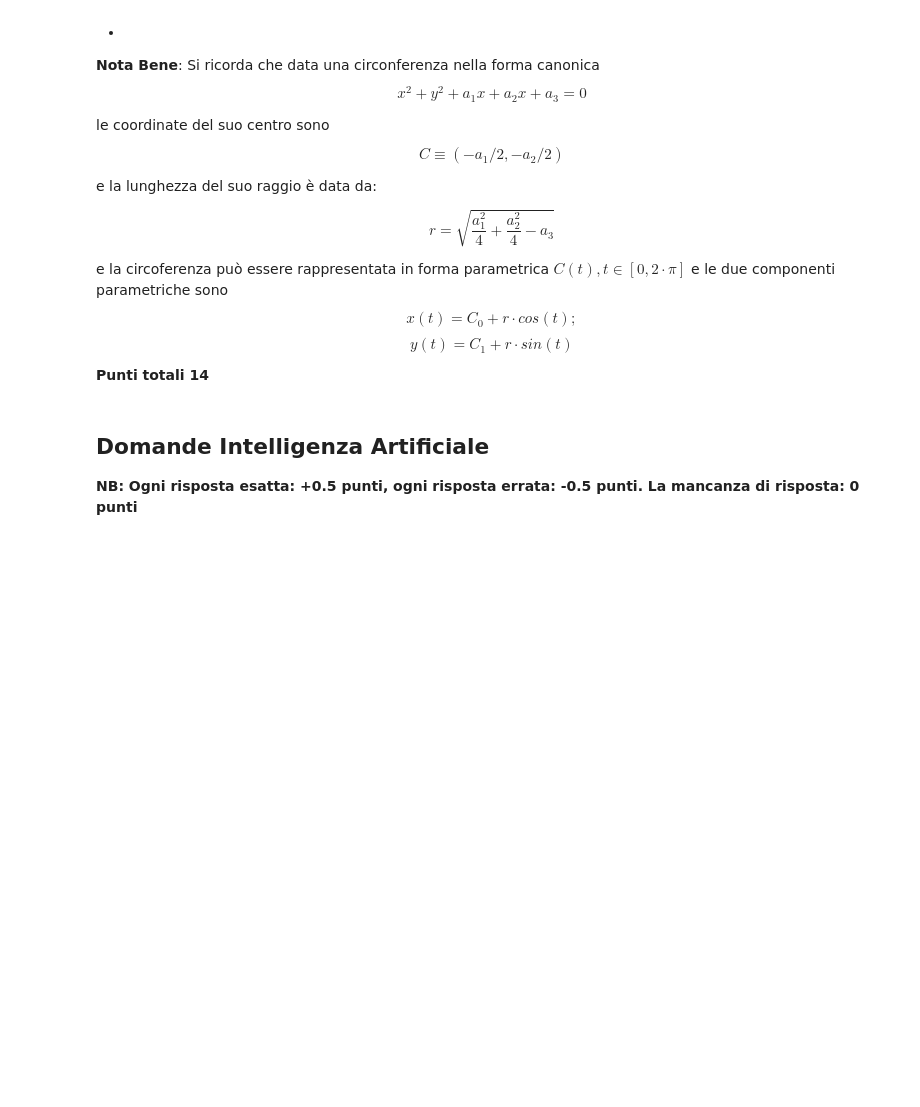
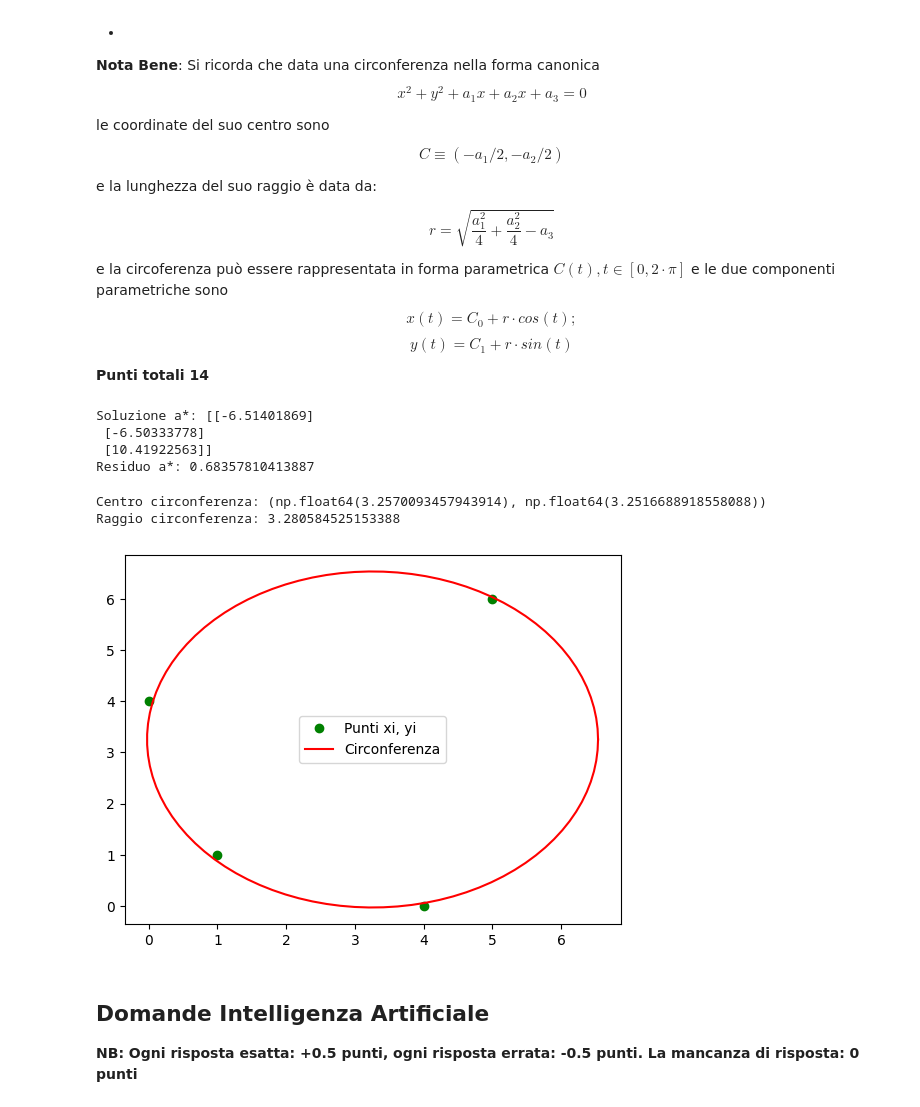
Before and after one commit to lspita/unibo-metodi-numerici-ia, a Jupyter notebook: esami/2025-05-07/Esame_Metodi_Numerici_7_Maggio_2025.ipynb, the cells around one changed output. Cells and saved outputs as stored; diff of their text form; code cells hidden in the pictures; blank space fills up the shorter version.

```diff
--- a/esami/2025-05-07/Esame_Metodi_Numerici_7_Maggio_2025.ipynb
+++ b/esami/2025-05-07/Esame_Metodi_Numerici_7_Maggio_2025.ipynb
@@ -97,6 +363,58 @@ e la circoferenza può essere rappresentata in forma parametrica $C(t),  t \in [
 
 
 **Punti totali 14**
+# %%
+# punto 1
+# Sostituisco x e y ogni volta con uno dei 4 punti
+A = np.array([
+    [1, 1, 1],
+    [4, 0, 1],
+    [0, 4, 1],
+    [5, 6, 1],
+])
+c = np.array([-2, -16, -16, -61]).reshape((-1, 1))
+# %%
+# punto 2
+def qrLS(A,b):
+    n=A.shape[1]  # numero di colonne di A
+    Q,R=sp.linalg.qr(A)
+    h=Q.T@b
+    x,_ = Usolve(R[:n,:], h[:n])
+    residuo=np.linalg.norm(h[n:])**2
+    return x,residuo
+
+astar, residuo_as = qrLS(A, c)
+# il secondo valore richiesto corrisponde al residuo
+print("Soluzione a*:", astar)
+print("Residuo a*:", residuo_as)
+# %% [output]
+Soluzione a*: [[-6.51401869]
+ [-6.50333778]
+ [10.41922563]]
+Residuo a*: 0.68357810413887
+# %%
+# punto 3
+a1s, a2s, a3s = astar.flatten()
+Cxs = -a1s/2
+Cys = -a2s/2
+rs = np.sqrt((a1s**2)/4 + (a2s**2)/4 - a3s)
+print("Centro circonferenza:", (Cxs, Cys))
+print("Raggio circonferenza:", rs)
+
+fxs = lambda t: Cxs + rs*np.cos(t)
+fys = lambda t: Cys + rs*np.sin(t)
+
+t = np.linspace(0, 2*np.pi, 100)
+xis = np.array([1, 4, 0, 5])
+yis = np.array([1, 0, 4, 6])
+plt.plot(xis, yis, "go", label="Punti xi, yi")
+plt.plot(fxs(t), fys(t), "r-", label="Circonferenza")
+plt.legend()
+plt.show()
+# %% [output]
+Centro circonferenza: (np.float64(3.2570093457943914), np.float64(3.2516688918558088))
+Raggio circonferenza: 3.280584525153388
+[figure, added]
 # %% [markdown]
 ## Domande Intelligenza Artificiale
 **NB: Ogni risposta esatta:  +0.5 punti, ogni risposta errata: -0.5 punti. La mancanza di risposta:  0 punti**
```
Also changed, not shown: parts of 10 cells of this notebook.
